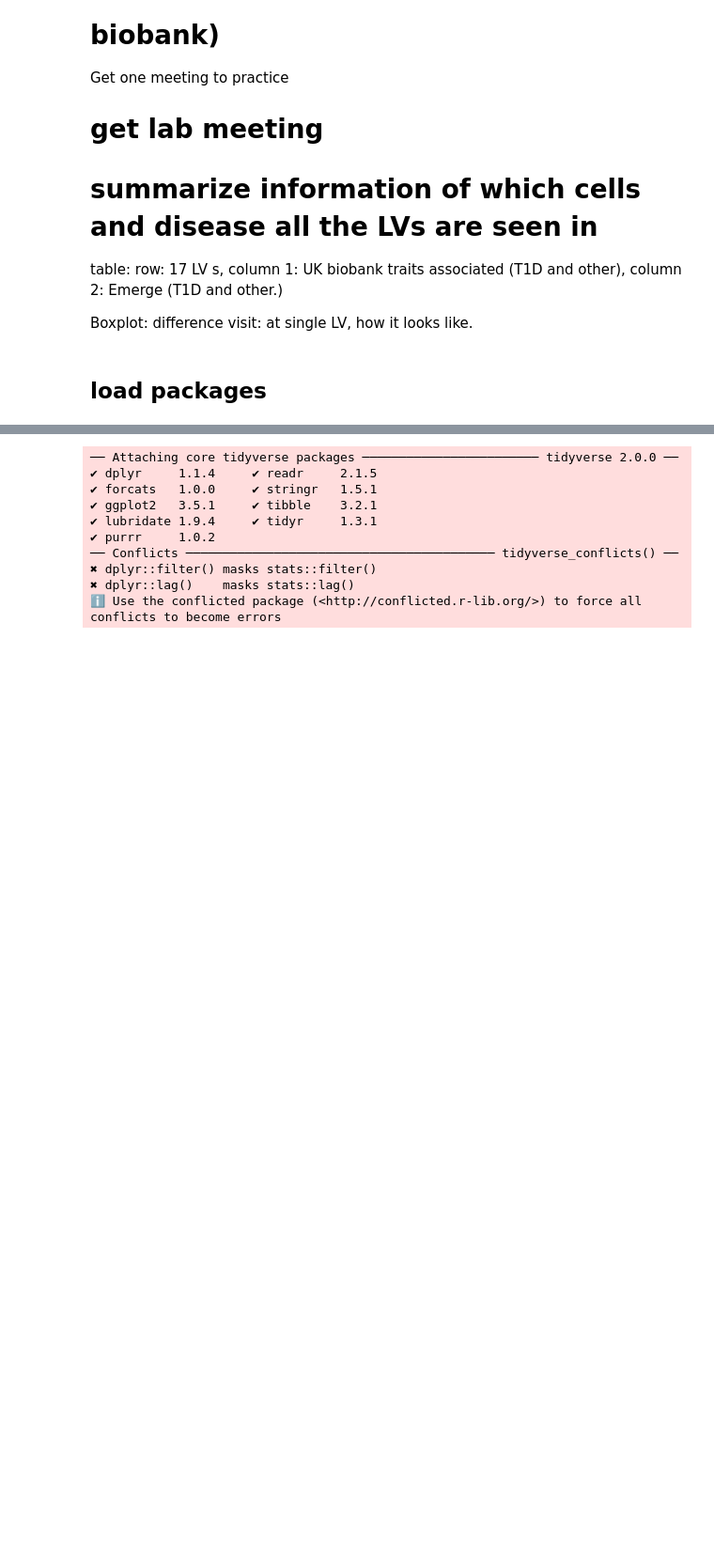
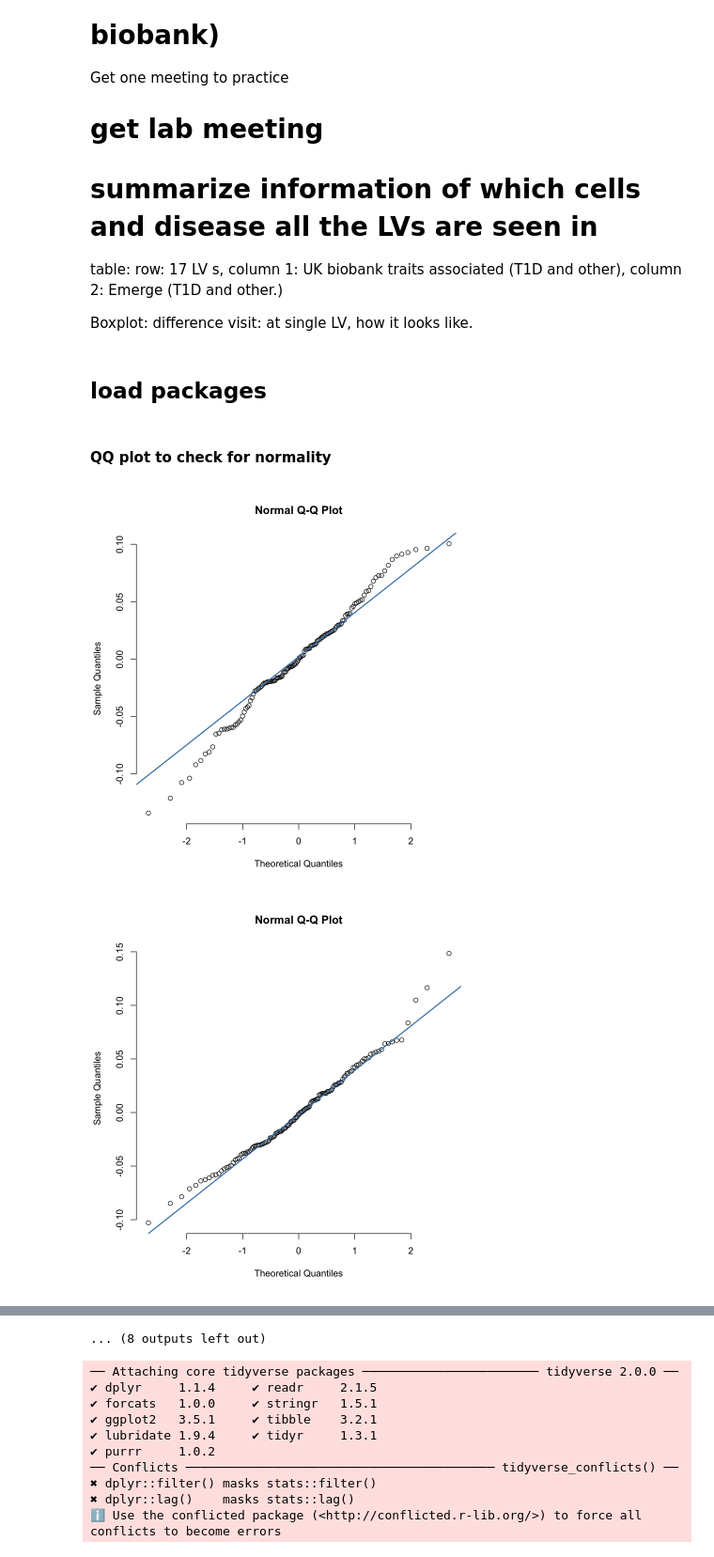
Before and after one commit to SakaizaRajery/T1D-analysis, a Jupyter notebook: Code-Archive/draft 3-.ipynb, the cells around one changed output, grey strips where cells are left out. Shown at 94% size. Cells and saved outputs as stored; diff of their text form; code cells hidden in the pictures; blank space fills up the shorter version.

```diff
--- a/Code-Archive/draft 3-.ipynb
+++ b/Code-Archive/draft 3-.ipynb
@@ -20,3 +20,21 @@ table:  row: 17 LV s, column 1: UK biobank traits associated (T1D and other), co
 Boxplot: difference visit: at single LV, how it looks like.
 # %% [markdown]
 ## load packages
+# %% [markdown]
+#### QQ plot to check for normality
+# %%
+#randomly choose 20 LVs
+rand_LV <- sample(1:987, 20, replace = FALSE)
+
+#plot QQ plot to check for normality
+for (i in rand_LV){
+    qqnorm(DAISY_LV_diff[,LV_names[i]], pch = 1, frame = FALSE)
+    qqline(DAISY_LV_diff[,LV_names[i]], col = "steelblue", lwd = 2)
+    }
+
+
+#qqnorm(DAISY_LV_diff$LV10, pch = 1, frame = FALSE)
+#qqline(DAISY_LV_diff$LV10, col = "steelblue", lwd = 2)
+# %% [output]
+[figure, added]
+[figure, added]
@@ -23,3 +51,4 @@ Boxplot: difference visit: at single LV, how it looks like.
+... (8 outputs left out)
 # %%
 library(tidyverse, warn.conflicts=FALSE)
 library("ggpubr")
```
Also changed, not shown: parts of 1 cell of this notebook, 4 other files.
